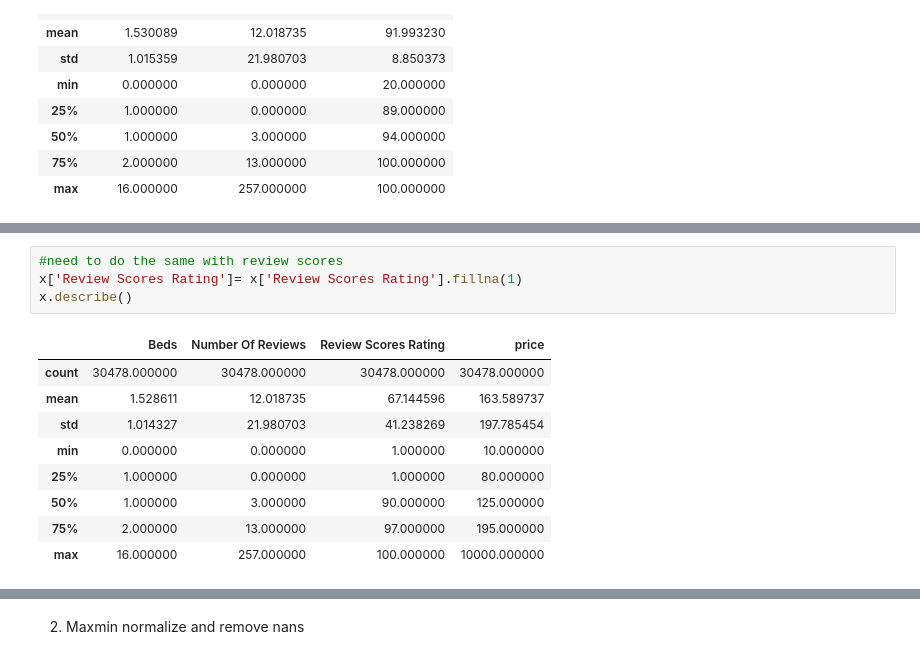
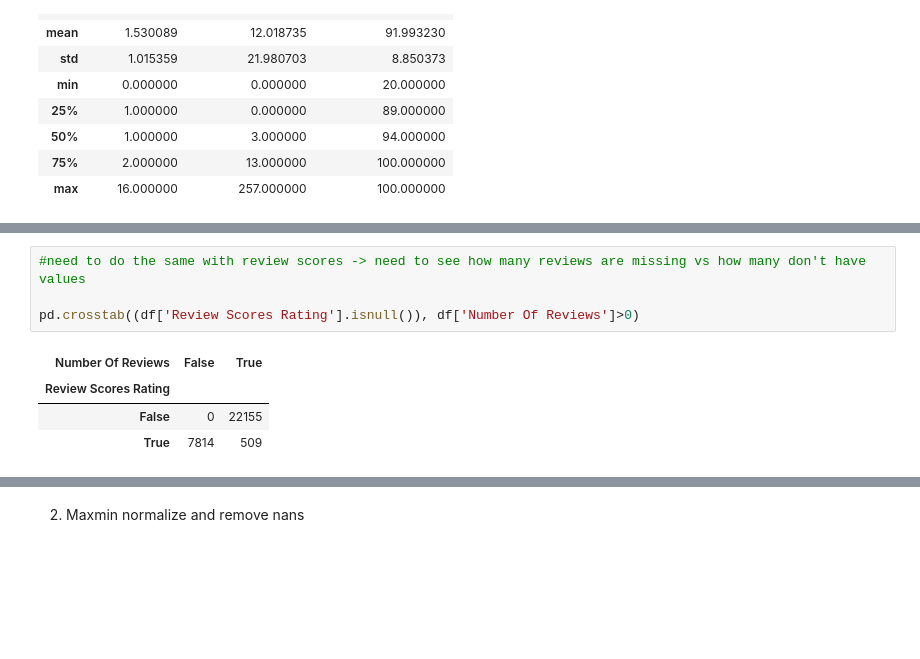
Before and after one commit to cwynne12/kmc, a Jupyter notebook: assignment_kmc.ipynb, the cells around one changed output, grey strips where cells are left out. Cells and saved outputs as stored; diff of their text form; blank space fills up the shorter version.

```diff
--- a/assignment_kmc.ipynb
+++ b/assignment_kmc.ipynb
@@ -81,14 +98,9 @@ x.describe()
 # %%
-#need to do the same with review scores
-x['Review Scores Rating']= x['Review Scores Rating'].fillna(1)
-x.describe()
+#need to do the same with review scores -> need to see how many reviews are missing vs how many don't have values
+
+pd.crosstab((df['Review Scores Rating'].isnull()), df['Number Of Reviews']>0)
 # %% [output]
-|  | Beds | Number Of Reviews | Review Scores Rating | price |
-| count | 30478.000000 | 30478.000000 | 30478.000000 | 30478.000000 |
-| mean | 1.528611 | 12.018735 | 67.144596 | 163.589737 |
-| std | 1.014327 | 21.980703 | 41.238269 | 197.785454 |
-| min | 0.000000 | 0.000000 | 1.000000 | 10.000000 |
-| 25% | 1.000000 | 0.000000 | 1.000000 | 80.000000 |
-| 50% | 1.000000 | 3.000000 | 90.000000 | 125.000000 |
-| 75% | 2.000000 | 13.000000 | 97.000000 | 195.000000 |
-| max | 16.000000 | 257.000000 | 100.000000 | 10000.000000 |
+| Number Of Reviews | False | True |
+| Review Scores Rating |  |  |
+| False | 0 | 22155 |
+| True | 7814 | 509 |
```
Also changed, not shown: parts of 8 cells of this notebook.
